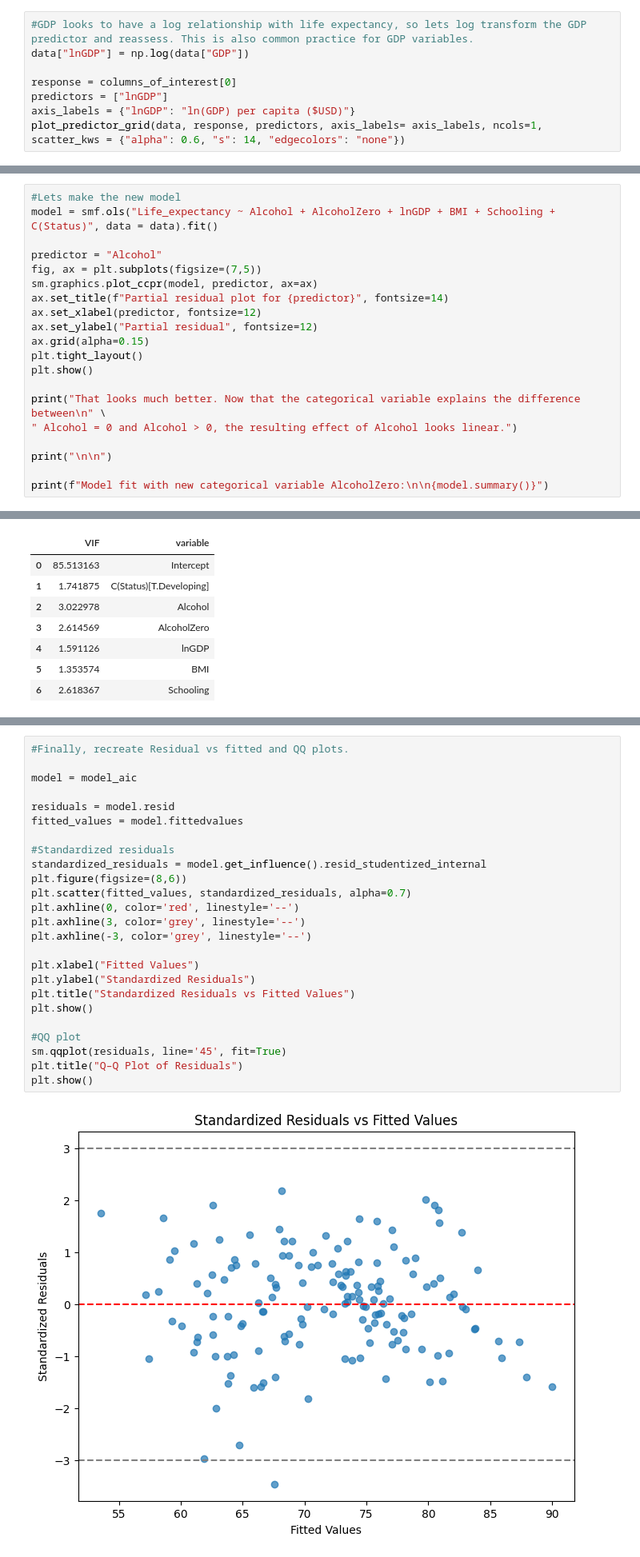
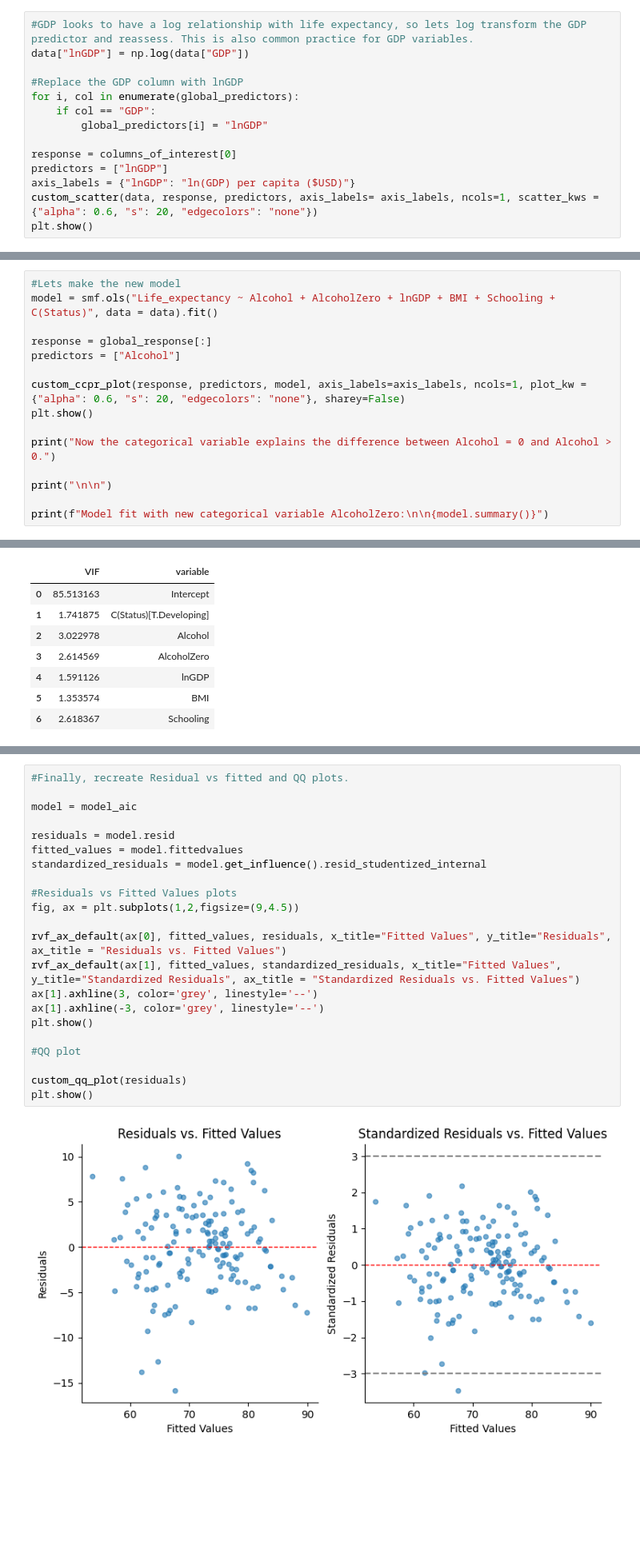
Before and after one commit to Nolan6Jensen/life-expectancy-modeling, a Jupyter notebook: analysis1.ipynb, the cells around one changed output, grey strips where cells are left out. Shown at 80% size. Cells and saved outputs as stored; diff of their text form; blank space fills up the shorter version.

```diff
--- a/analysis1.ipynb
+++ b/analysis1.ipynb
@@ -216,8 +212,14 @@ plt.show()
 #GDP looks to have a log relationship with life expectancy, so lets log transform the GDP predictor and reassess. This is also common practice for GDP variables.
 data["lnGDP"] = np.log(data["GDP"])
 
+#Replace the GDP column with lnGDP
+for i, col in enumerate(global_predictors):
+    if col == "GDP":
+        global_predictors[i] = "lnGDP"
+
 response = columns_of_interest[0]
 predictors = ["lnGDP"]
 axis_labels = {"lnGDP": "ln(GDP) per capita ($USD)"}
-plot_predictor_grid(data, response, predictors, axis_labels= axis_labels, ncols=1, scatter_kws = {"alpha": 0.6, "s": 14, "edgecolors": "none"})
+custom_scatter(data, response, predictors, axis_labels= axis_labels, ncols=1, scatter_kws = {"alpha": 0.6, "s": 20, "edgecolors": "none"})
+plt.show()
 # %% [output]
@@ -311,18 +383,13 @@ Name: count, Length: 81, dtype: int64
 #Lets make the new model
 model = smf.ols("Life_expectancy ~ Alcohol + AlcoholZero + lnGDP + BMI + Schooling + C(Status)", data = data).fit()
 
-predictor = "Alcohol"
-fig, ax = plt.subplots(figsize=(7,5))
-sm.graphics.plot_ccpr(model, predictor, ax=ax)
-ax.set_title(f"Partial residual plot for {predictor}", fontsize=14)
-ax.set_xlabel(predictor, fontsize=12)
-ax.set_ylabel("Partial residual", fontsize=12)
-ax.grid(alpha=0.15)
-plt.tight_layout()
+response = global_response[:]
+predictors = ["Alcohol"]
+
+custom_ccpr_plot(response, predictors, model, axis_labels=axis_labels, ncols=1, plot_kw = {"alpha": 0.6, "s": 20, "edgecolors": "none"}, sharey=False)
 plt.show()
 
-print("That looks much better. Now that the categorical variable explains the difference between\n" \
-" Alcohol = 0 and Alcohol > 0, the resulting effect of Alcohol looks linear.")
+print("Now the categorical variable explains the difference between Alcohol = 0 and Alcohol > 0.")
 
 print("\n\n")
 
@@ -482,27 +568,24 @@ Notes:
 # %%
 #Finally, recreate Residual vs fitted and QQ plots.
 
 model = model_aic
 
 residuals = model.resid
 fitted_values = model.fittedvalues
+standardized_residuals = model.get_influence().resid_studentized_internal
 
-#Standardized residuals
-standardized_residuals = model.get_influence().resid_studentized_internal
-plt.figure(figsize=(8,6))
-plt.scatter(fitted_values, standardized_residuals, alpha=0.7)
-plt.axhline(0, color='red', linestyle='--')
-plt.axhline(3, color='grey', linestyle='--')
-plt.axhline(-3, color='grey', linestyle='--')
+#Residuals vs Fitted Values plots
+fig, ax = plt.subplots(1,2,figsize=(9,4.5))
 
-plt.xlabel("Fitted Values")
-plt.ylabel("Standardized Residuals")
-plt.title("Standardized Residuals vs Fitted Values")
+rvf_ax_default(ax[0], fitted_values, residuals, x_title="Fitted Values", y_title="Residuals", ax_title = "Residuals vs. Fitted Values")
+rvf_ax_default(ax[1], fitted_values, standardized_residuals, x_title="Fitted Values", y_title="Standardized Residuals", ax_title = "Standardized Residuals vs. Fitted Values")
+ax[1].axhline(3, color='grey', linestyle='--')
+ax[1].axhline(-3, color='grey', linestyle='--')
 plt.show()
 
 #QQ plot
-sm.qqplot(residuals, line='45', fit=True)
-plt.title("Q–Q Plot of Residuals")
+
+custom_qq_plot(residuals)
 plt.show()
 # %% [output]
-[figure, old version]
+[figure, new version]
```
Also changed, not shown: parts of 12 cells of this notebook.
